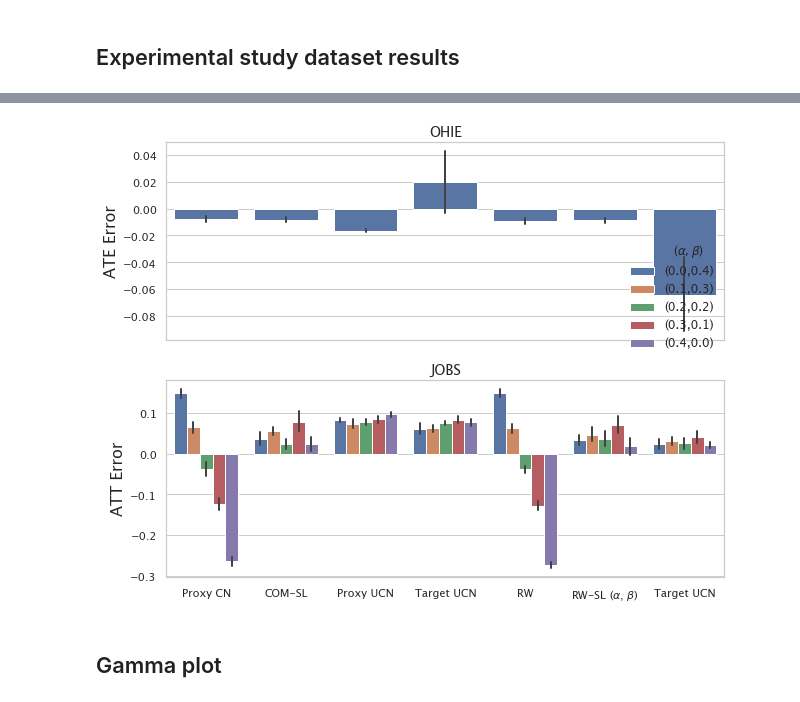
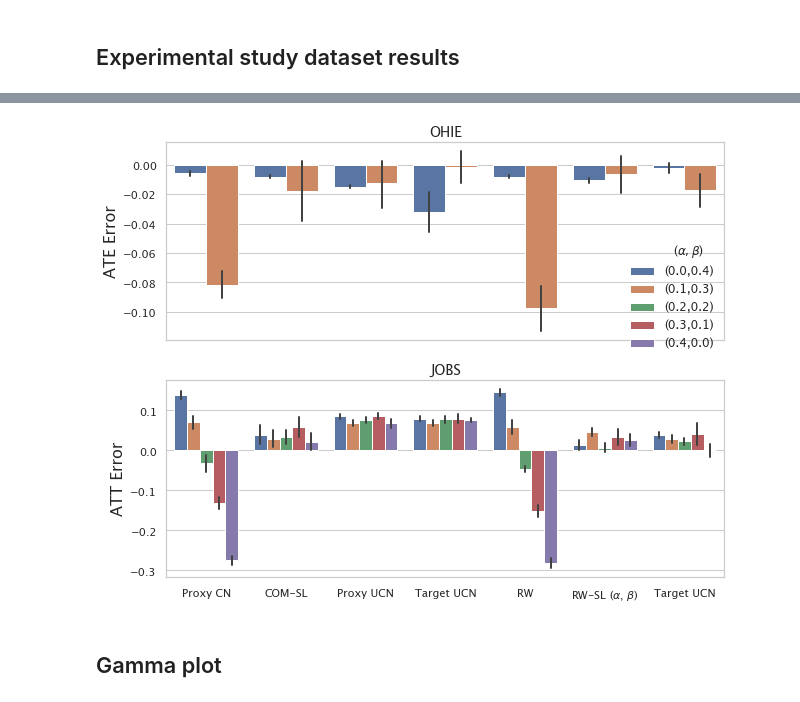
Before and after one commit to lguerdan/counterfactual-decision-support, a Jupyter notebook: notebook_results.ipynb, the cells around one changed output, grey strips where cells are left out. Drawn from its saved outputs; the diff is of its cells as text; code cells hidden in the pictures.

```diff
--- a/notebook_results.ipynb
+++ b/notebook_results.ipynb
@@ -182,7 +163,12 @@ exp_df
 # %%
-exp_df = get_ate_result_df('NATE_erm_ohie_crossfit_oracle_params_R10')
-ohie_df = exp_df[exp_df['benchmark'] == 'ohie']
-jobs_df = get_ate_result_df('PR_JOBS_Debug')
+
+# Relevent runs. -- jobs
+# NATE_erm_ohie_crossfit_oracle_params_R10 (PR plot makes sense)
+# PR_JOBS_Debug (PR plot does't make sense)
+
+
+ohie_df = get_ate_result_df('main_table_ohie_oracle_crossfit')
+jobs_df = get_ate_result_df('NATE_balanced_erm_jobs_oracle_params_R10')
 
 #TODO: load and combine with results from learned parameters here
 
@@ -201,33 +187,33 @@ disp_names = {
 
 
 include_baselines = ['Target Oracle', 'RW-SL', 'COM-SL', 'COM', 'RW', 'OBS Oracle', 'OBS']
 ohie_df = ohie_df[ohie_df['baseline'].isin(include_baselines)]
 jobs_df = jobs_df[jobs_df['baseline'].isin(include_baselines)]
 
 ohie_df = ohie_df.sort_values(by=['baseline', 'alpha_0'], ascending=True)
 jobs_df = jobs_df.sort_values(by=['baseline', 'alpha_0'], ascending=True)
 
 fig, (ax1, ax2) = plt.subplots(2, 1, figsize=(10, 8), sharex=True)
 
 g = sns.barplot(data=ohie_df, x='baseline', y='ate_error', hue='param', ci=68, errwidth=2, ax=ax1)
 ax1.set_xlabel("")
 ax1.set_ylabel('ATE Error')
 ax1.set_title('OHIE')
 g.legend().set_visible(False)
 
 g = sns.barplot(data=jobs_df, x='baseline', y='ate_error',hue='param',  ci=68, errwidth=2, ax=ax2)
 plt.xlabel("")
 ax2.set_ylabel('ATT Error')
 ax2.set_title('JOBS')
 ax2.legend( title=r"         ($\alpha, \beta$)", bbox_to_anchor=(1, 1.75))
 
 
 handles, labels = plt.gca().get_legend_handles_labels()
 labels = [disp_names[item.get_text()] for item in ax2.get_xticklabels()]
 ax2.set_xticklabels(labels)
 
 plt.savefig('figs/mse_plots.png', dpi=500, bbox_inches = "tight")
 # %% [output]
-[figure, old version]
+[figure, new version]
 # %% [markdown]
 ## Gamma plot
```
Also changed, not shown: parts of 5 cells of this notebook, 4 other files.
